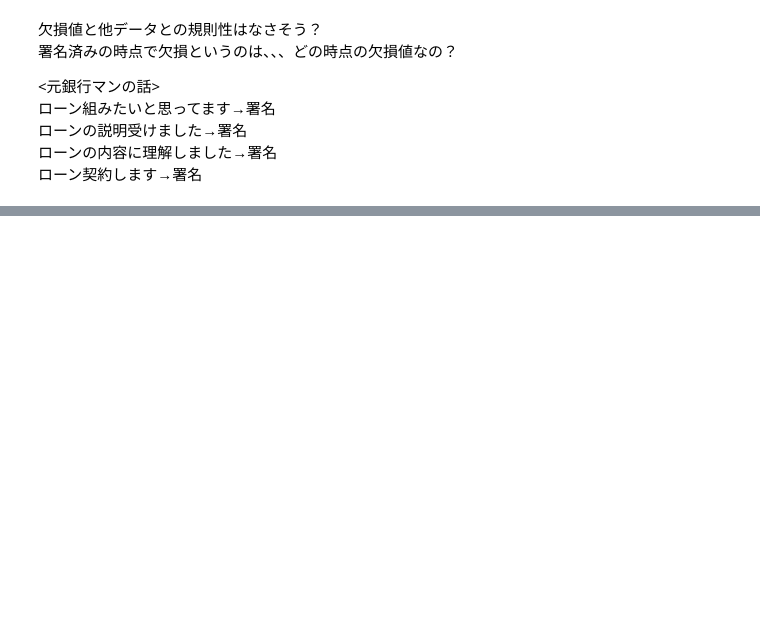
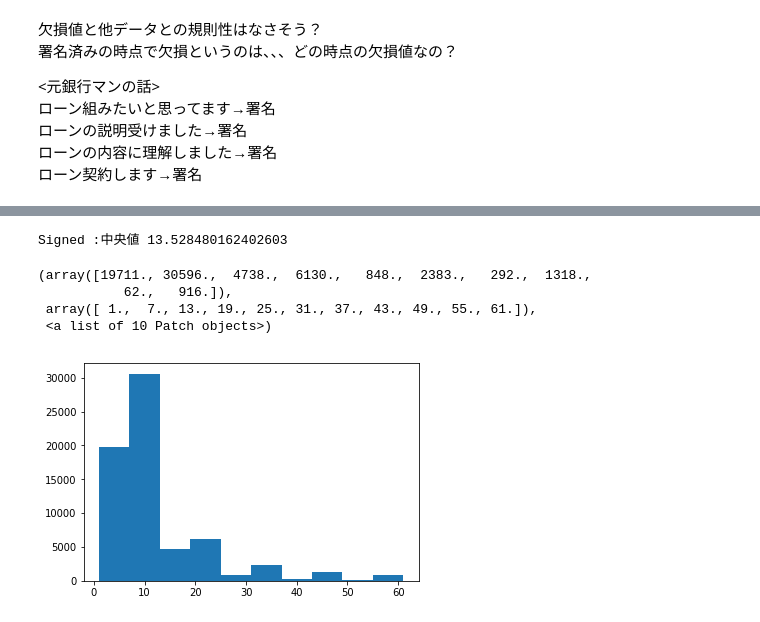
Before and after one commit to a-yoshio/kaggle_HomeCredit, a Jupyter notebook: EDA/POS_CASH_balance.ipynb, the cells around one changed output, grey strips where cells are left out. Cells and saved outputs as stored; diff of their text form; code cells hidden in the pictures; blank space fills up the shorter version.

```diff
--- a/EDA/POS_CASH_balance.ipynb
+++ b/EDA/POS_CASH_balance.ipynb
@@ -206,0 +277,11 @@ plt.hist(appr_data['CNT_INSTALMENT_FUTURE'])
+# %%
+#Signed
+sig_data = pos_cash_balance.query('NAME_CONTRACT_STATUS == "Signed"')
+print("CNT_INSTALMENT　 percentage of null", sig_data['CNT_INSTALMENT'].isnull().sum()/len(sig_data))
+print("CNT_INSTALMENT_FUTURE　 percentage of null", sig_data['CNT_INSTALMENT_FUTURE'].isnull().sum()/len(sig_data))
+print('all data', len(sig_data))
+print('both data null ' ,len(sig_data.query('CNT_INSTALMENT == "NaN"').query('CNT_INSTALMENT_FUTURE == "NaN"')))
+print('CNT_INSTALMENT is null ', len(sig_data.query('CNT_INSTALMENT == "NaN"')))
+print('CNT_INSTALMENT_FUTURE is null ', len(sig_data.query('CNT_INSTALMENT_FUTURE == "NaN"')))
+print('CNT_INSTALMENT_FUTURE is not null  and CNT_INSTALMENT is null ' ,len(sig_data.query('CNT_INSTALMENT_FUTURE != "NaN"').query('CNT_INSTALMENT == "NaN"')))
+print('CNT_INSTALMENT_FUTURE is null  and CNT_INSTALMENT is not null ' ,len(sig_data.query('CNT_INSTALMENT != "NaN"').query('CNT_INSTALMENT_FUTURE == "NaN"')))
@@ -206,0 +297,11 @@ plt.hist(appr_data['CNT_INSTALMENT_FUTURE'])
+# %%
+sig_mean = np.mean(sig_data['CNT_INSTALMENT'])
+print('Signed :中央値', sig_mean)
+plt.hist(sig_data['CNT_INSTALMENT'])
+# %% [output]
+Signed :中央値 13.528480162402603
+(array([19711., 30596.,  4738.,  6130.,   848.,  2383.,   292.,  1318.,
+           62.,   916.]),
+ array([ 1.,  7., 13., 19., 25., 31., 37., 43., 49., 55., 61.]),
+ <a list of 10 Patch objects>)
+[figure, added]
```
Also changed, not shown: parts of 26 cells of this notebook.
